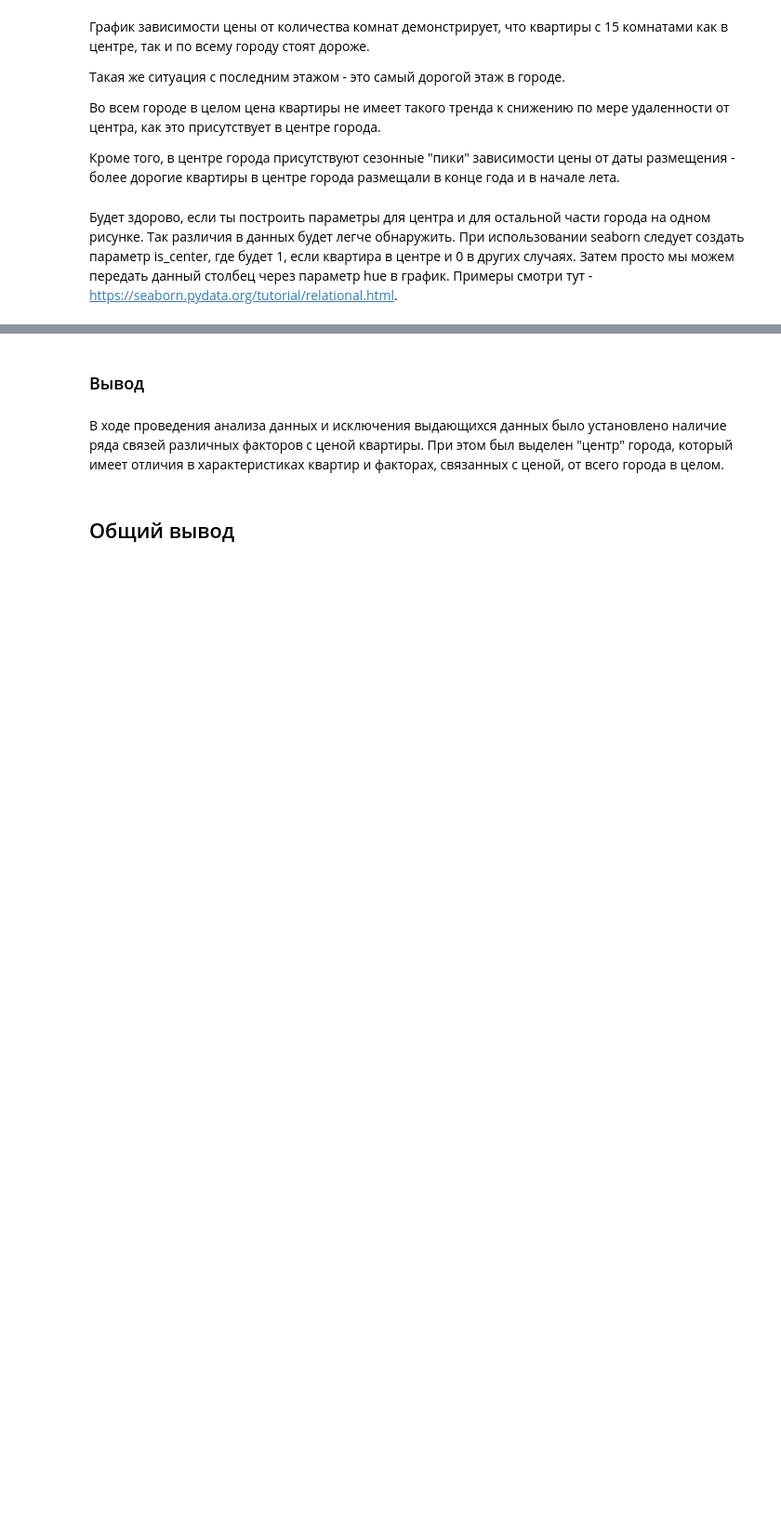
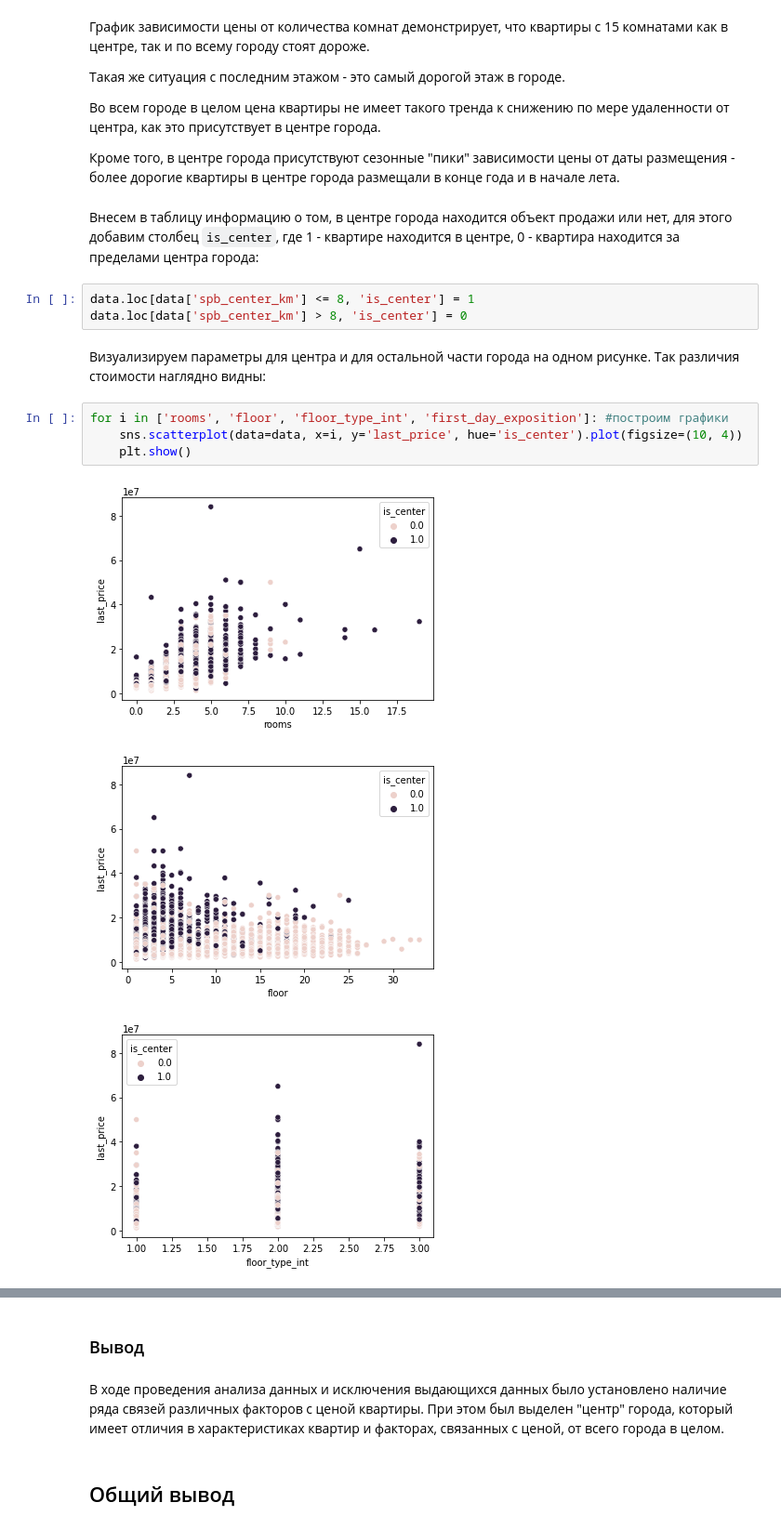
Before and after one commit to anapon-DA/projects, a Jupyter notebook: Defining Parameters for a Fraud Detection System/real estate online service and fraud detection.ipynb, the cells around one changed output, grey strips where cells are left out. Shown at 93% size. Saved outputs shown, nothing was run; the diff lists cells and outputs as text; blank space fills up the shorter version.

Commit message:
update visualization parameters

```diff
--- a/Defining Parameters for a Fraud Detection System/real estate online service and fraud detection.ipynb
+++ b/Defining Parameters for a Fraud Detection System/real estate online service and fraud detection.ipynb
@@ -1149,6 +1097,18 @@ for i in ['rooms', 'floor', 'floor_type_int', 'cityCenters_nearest', 'first_day_
 Во всем городе в целом цена квартиры не имеет такого тренда к снижению по мере удаленности от центра, как это присутствует в центре города.
 
 Кроме того, в центре города присутствуют сезонные "пики" зависимости цены от даты размещения - более дорогие квартиры в центре города размещали в конце года и в начале лета.
-# %% [markdown]
-Будет здорово, если ты построить параметры для центра и для остальной части города на одном рисунке. Так различия в данных будет легче обнаружить.
-При использовании seaborn следует создать параметр is_center, где будет 1, если квартира в центре и 0 в других случаях. Затем просто мы можем передать данный столбец через параметр hue в график. Примеры смотри тут - https://seaborn.pydata.org/tutorial/relational.html.
+# %% [markdown]
+Внесем в таблицу информацию о том, в центре города находится объект продажи или нет, для этого добавим столбец `is_center`, где 1 - квартире находится в центре, 0 - квартира находится за пределами центра города:
+# %%
+data.loc[data['spb_center_km'] <= 8, 'is_center'] = 1
+data.loc[data['spb_center_km'] > 8, 'is_center'] = 0
+# %% [markdown]
+Визуализируем параметры для центра и для остальной части города на одном рисунке. Так различия стоимости наглядно видны:
+# %%
+for i in ['rooms', 'floor', 'floor_type_int', 'first_day_exposition']: #построим графики
+    sns.scatterplot(data=data, x=i, y='last_price', hue='is_center').plot(figsize=(10, 4))
+    plt.show()
+# %% [output]
+[figure, added]
+[figure, added]
+[figure, added]
```
Also changed, not shown: parts of 21 cells of this notebook.
